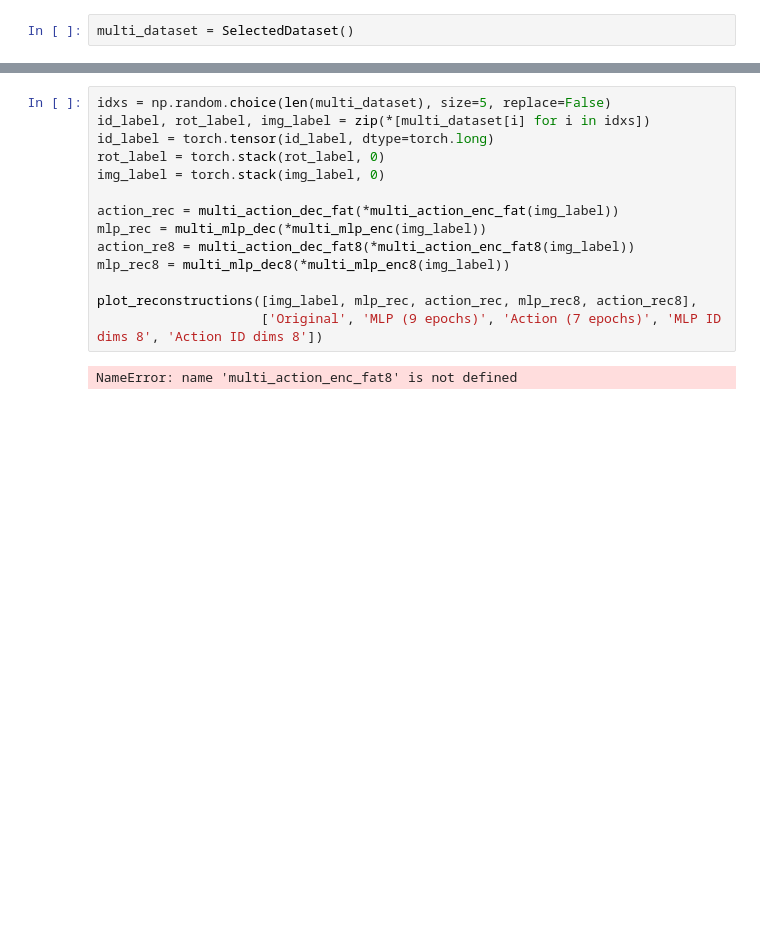
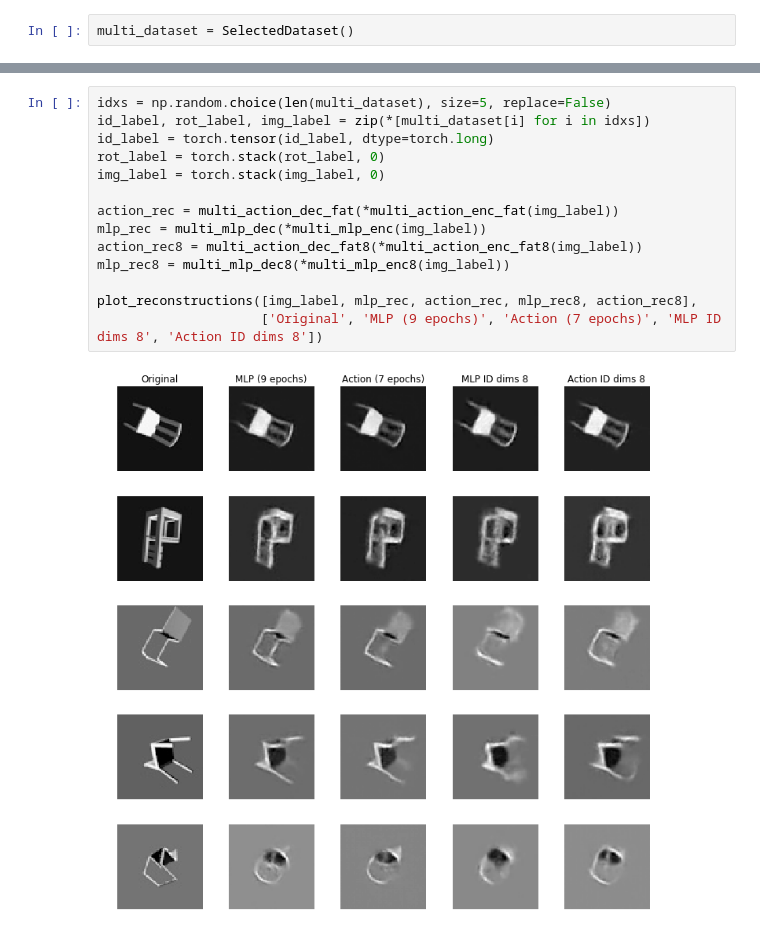
Before and after one commit to pimdh/lie-vae, a Jupyter notebook: supervised_interpolation.ipynb, the cells around one changed output, grey strips where cells are left out. Drawn from its saved outputs; the diff is of its cells as text; blank space fills up the shorter version.

```diff
--- a/supervised_interpolation.ipynb
+++ b/supervised_interpolation.ipynb
@@ -126,19 +120,19 @@ RuntimeError: unexpected EOF. The file might be corrupted.
 # %%
 idxs = np.random.choice(len(multi_dataset), size=5, replace=False)
 id_label, rot_label, img_label = zip(*[multi_dataset[i] for i in idxs])
 id_label = torch.tensor(id_label, dtype=torch.long)
 rot_label = torch.stack(rot_label, 0)
 img_label = torch.stack(img_label, 0)
 
 action_rec = multi_action_dec_fat(*multi_action_enc_fat(img_label))
 mlp_rec = multi_mlp_dec(*multi_mlp_enc(img_label))
-action_re8 = multi_action_dec_fat8(*multi_action_enc_fat8(img_label))
+action_rec8 = multi_action_dec_fat8(*multi_action_enc_fat8(img_label))
 mlp_rec8 = multi_mlp_dec8(*multi_mlp_enc8(img_label))
 
 plot_reconstructions([img_label, mlp_rec, action_rec, mlp_rec8, action_rec8],
                      ['Original', 'MLP (9 epochs)', 'Action (7 epochs)', 'MLP ID dims 8', 'Action ID dims 8'])
 # %% [output]
-NameError: name 'multi_action_enc_fat8' is not defined
+[figure, added]
 # %%
 idxs = np.random.choice(len(multi_dataset), size=2, replace=False)
 img = torch.stack([multi_dataset[i][2] for i in idxs])
```
Also changed, not shown: parts of 6 cells of this notebook.
